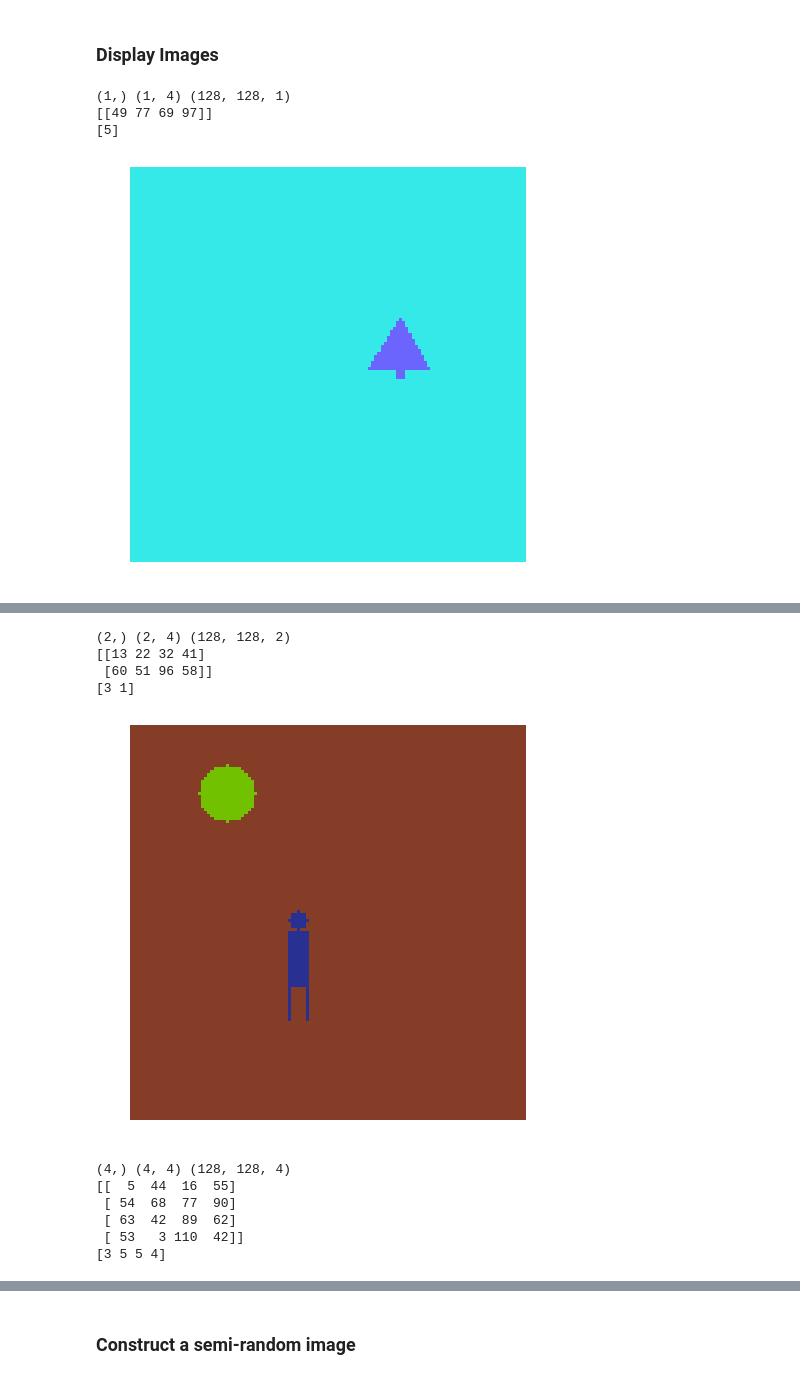
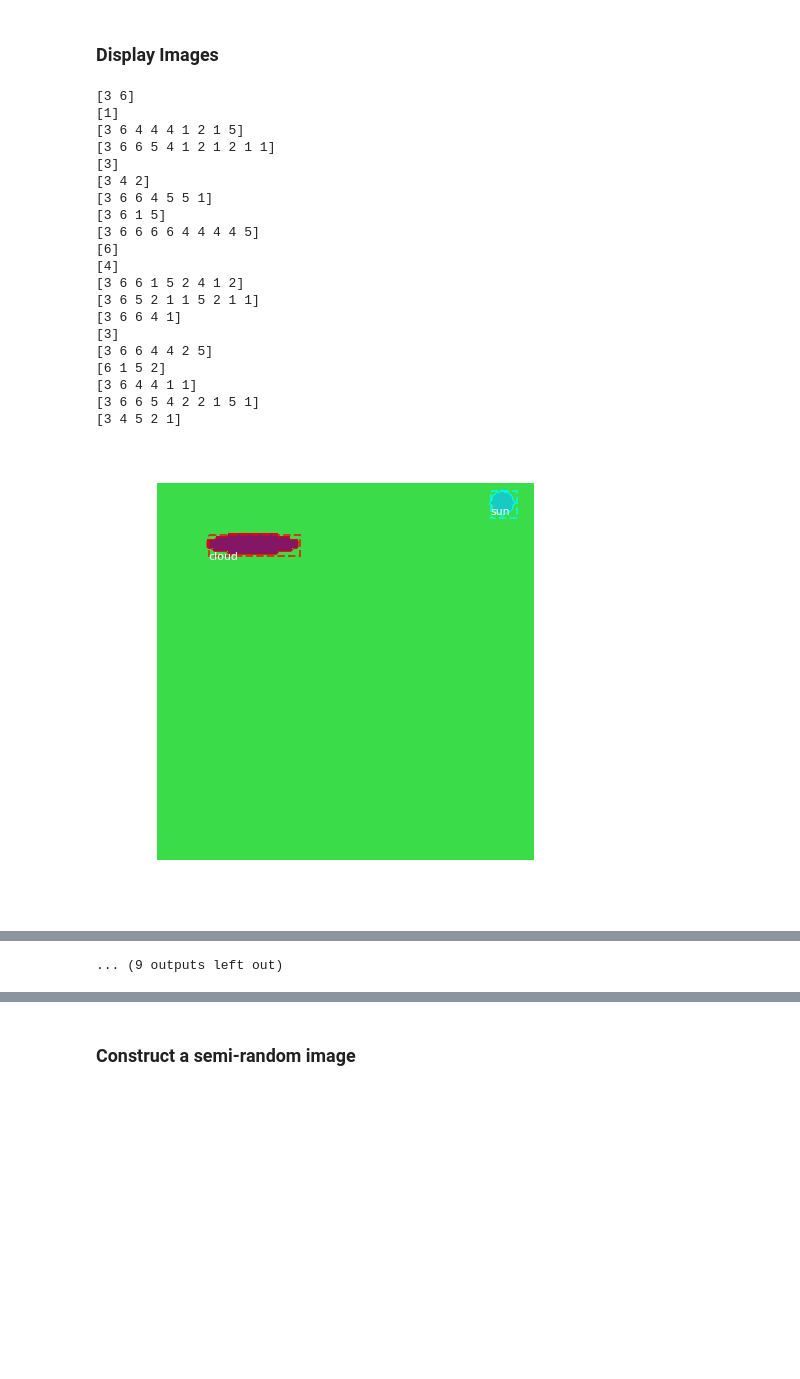
Before and after one commit to kbardool/Contextual_Inference, a Jupyter notebook: notebooks/dev - NewShapes Class.ipynb, the cells around one changed output, grey strips where cells are left out. Saved outputs shown, nothing was run; the diff lists cells and outputs as text; code cells hidden in the pictures; blank space fills up the shorter version.

```diff
--- a/notebooks/dev - NewShapes Class.ipynb
+++ b/notebooks/dev - NewShapes Class.ipynb
@@ -546,6 +26,6 @@ class NewShapesDataset(Dataset):
 # %%
 test  = NewShapesDataset()
-test.load_shapes(10, 128, 128)
+test.load_shapes(20, 128, 128)
 test.prepare()
 test_config = NewShapesConfig()
 test.image_ids
@@ -571,13 +38,22 @@ array([0, 1, 2, 3, 4, 5, 6, 7, 8, 9])
 # %%
 # train_batch_x, train_batch_y = next(train_generator)
-imgmeta_idx = model.keras_model.input_names.index('input_image_meta')
-img_meta    = train_batch_x[imgmeta_idx]
+# imgmeta_idx = model.keras_model.input_names.index('input_image_meta')
+# img_meta    = train_batch_x[imgmeta_idx]
 
-for img_idx in range(config.BATCH_SIZE):
-    image_id = img_meta[img_idx,0]
-    image = dataset_train.load_image(image_id)
-    mask, class_ids = dataset_train.load_mask(image_id)
+# for img_idx in range(config.BATCH_SIZE):
+#     image_id = img_meta[img_idx,0]
+#     image = dataset_train.load_image(image_id)
+#     mask, class_ids = dataset_train.load_mask(image_id)
+#     print('Image id: ',image_id)
+#     print('Image meta', img_meta[img_idx])
+#     print('Classes (1: circle, 2: square, 3: triangle ): ',class_ids)
+#     visualize.display_top_masks(image, mask, class_ids, dataset_train.class_names)
+
+
+for image_id in test.image_ids:
+    image = test.load_image(image_id)
+    mask, class_ids = test.load_mask(image_id)
     print('Image id: ',image_id)
-    print('Image meta', img_meta[img_idx])
-    print('Classes (1: circle, 2: square, 3: triangle ): ',class_ids)
-    visualize.display_top_masks(image, mask, class_ids, dataset_train.class_names)
+#     print('Image meta', img_meta[img_idx])
+#     print('Classes (1: circle, 2: square, 3: triangle ): ',class_ids)
+    visualize.display_top_masks(image, mask, class_ids, test.class_names, limit=6)
@@ -586,21 +76,38 @@ for img_idx in range(config.BATCH_SIZE):
 # %%
 for image_id in range(len(test.image_ids)):
 #     print('Classes (1: circle, 2: square, 3: triangle ): ',class_ids)
     image, image_meta, gt_class_ids, gt_boxes, gt_masks = \
                     load_image_gt(test, test_config, image_id, augment=False, use_mini_mask=False)
 
 #     print(test.image_info[image_id])
 #     for shape, color, dims in test.image_info[image_id]['shapes']:
 #         x, y, sx, sy = dims
 #         print(' Shape : {:20s}     Cntr (x,y): ({:3d} , {:3d})    Size_x: {:3d}   Size_y: {:3d}'.format(shape,x,y,sx, sy))
-    print(gt_class_ids.shape, gt_boxes.shape, gt_masks.shape)
-    print(gt_boxes)
+#     print(gt_class_ids.shape, gt_boxes.shape, gt_masks.shape)
+#     print(gt_boxes)
     print(gt_class_ids)
-    visualize.display_images([image], cols = 1, width = 8)
-#     visualize.display_instances(image, gt_boxes, gt_masks, gt_class_ids, test.class_names, figsize=(8, 8))
+#     visualize.display_images([image], cols = 1, width = 8)
+    visualize.display_instances(image, gt_boxes, gt_masks, gt_class_ids, test.class_names, figsize=(8, 8))
 #     visualize.display_top_masks(image, gt_masks, gt_class_ids, test.class_names)
 # %% [output]
-(1,) (1, 4) (128, 128, 1)
-[[49 77 69 97]]
-[5]
+[3 6]
+[1]
+[3 6 4 4 4 1 2 1 5]
+[3 6 6 5 4 1 2 1 2 1 1]
+[3]
+[3 4 2]
+[3 6 6 4 5 5 1]
+[3 6 1 5]
+[3 6 6 6 6 4 4 4 4 5]
+[6]
+[4]
+[3 6 6 1 5 2 4 1 2]
+[3 6 5 2 1 1 5 2 1 1]
+[3 6 6 4 1]
+[3]
+[3 6 6 4 4 2 5]
+[6 1 5 2]
+[3 6 4 4 1 1]
+[3 6 6 5 4 2 2 1 5 1]
+[3 4 5 2 1]
-[figure, old version]
+[figure, new version]
@@ -607,11 +124 @@ for image_id in range(len(test.image_ids)):
-(2,) (2, 4) (128, 128, 2)
-[[13 22 32 41]
- [60 51 96 58]]
-[3 1]
+... (9 outputs left out)
-[figure, old version]
-(4,) (4, 4) (128, 128, 4)
-[[  5  44  16  55]
- [ 54  68  77  90]
- [ 63  42  89  62]
- [ 53   3 110  42]]
-[3 5 5 4]
```
Also changed, not shown: parts of 16 cells of this notebook, 25 other files.
